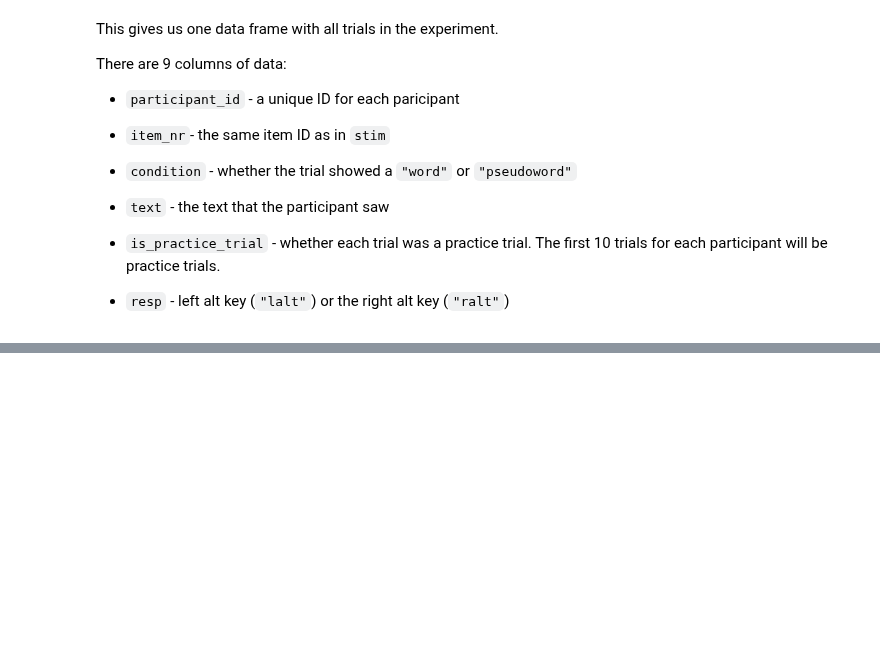
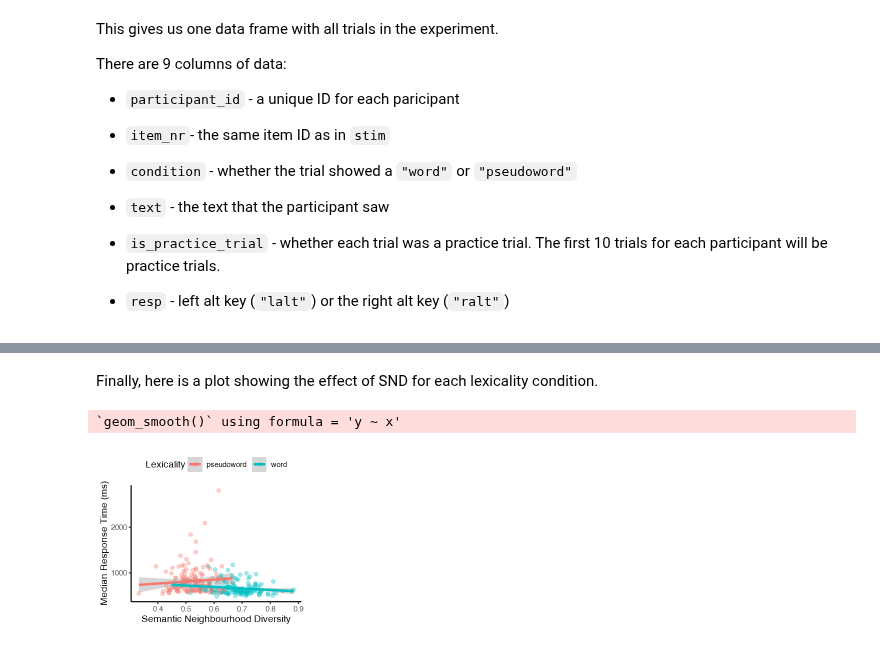
Before and after one commit to JackEdTaylor/expra-wise24, a Jupyter notebook: lecture/demo/demo_analyse.ipynb, the cells around one changed output, grey strips where cells are left out. Drawn from its saved outputs; the diff is of its cells as text; code cells hidden in the pictures; blank space fills up the shorter version.

```diff
--- a/lecture/demo/demo_analyse.ipynb
+++ b/lecture/demo/demo_analyse.ipynb
@@ -249,0 +328,2 @@ There are 9 columns of data:
+# %%
+all_dat <- mutate(all_dat, accuracy = ifelse(corr_ans == resp, 1, 0))
@@ -249,0 +549,11 @@ There are 9 columns of data:
+# %%
+stim_averages <- trials_clean |>
+  # for every unique stimulus (text shown to the participant),
+  # while also storing condition (lexicality) and SND,
+  group_by(text, condition, snd) |>
+  # get the average RT and accuracy
+  summarise(
+    median_rt = median(rt_ms),
+    mean_acc = mean(accuracy)
+  ) |>
+  ungroup()
@@ -249,0 +571,9 @@ There are 9 columns of data:
+# %%
+stim_averages <- stim_averages |>
+  mutate(
+    snd_cent = snd - mean(snd),
+    dum_lex = ifelse(condition == "word", 1, 0),
+    dev_lex = dum_lex - mean(dum_lex)
+  )
+
+stim_averages
@@ -249,0 +645,15 @@ There are 9 columns of data:
+# %% [markdown]
+Finally, here is a plot showing the effect of SND for each lexicality condition.
+# %%
+stim_averages |>
+  ggplot(aes(snd, median_rt, colour=condition)) +
+  geom_point(alpha = 0.33) +  # alpha sets point transparency
+  geom_smooth(method = "lm", formula = y ~ x) +
+  labs(
+    x = "Semantic Neighbourhood Diversity",
+    y = "Median Response Time (ms)",
+    colour = "Lexicality"
+  )
+# %% [output]
+`geom_smooth()` using formula = 'y ~ x'
+[figure, added]
```
Also changed, not shown: parts of 40 cells of this notebook, 12 other files.
